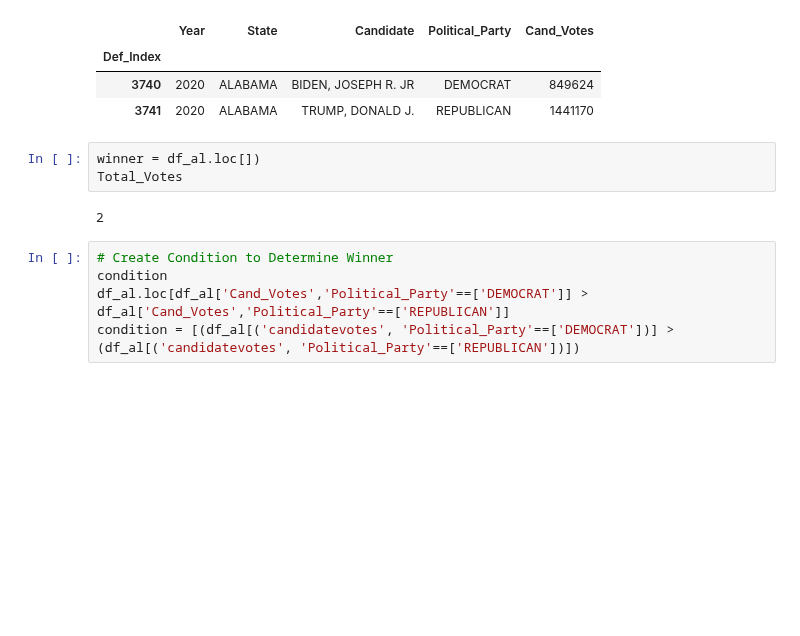
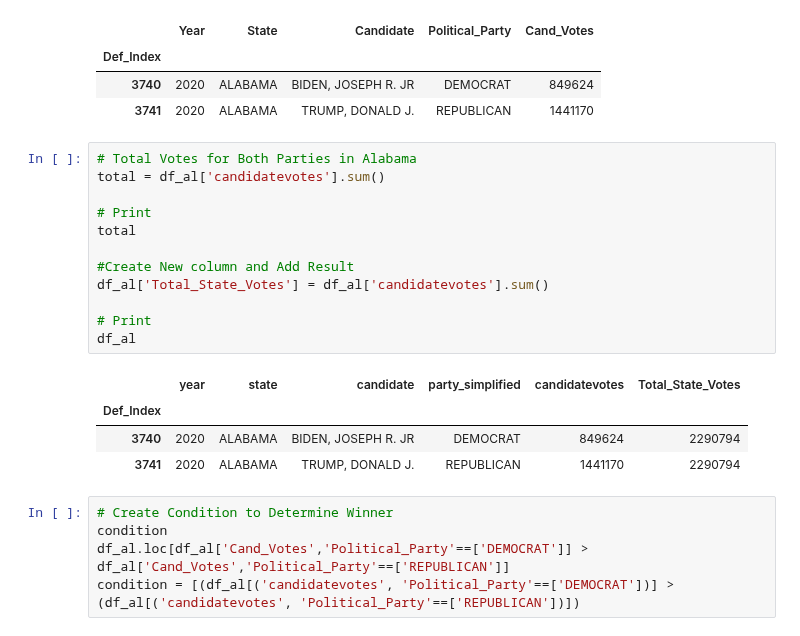
Before and after one commit to tduron3/I_Have_No_Clue, a Jupyter notebook: Project_5.ipynb, the cells around one changed output. Saved outputs shown, nothing was run; the diff lists cells and outputs as text; blank space fills up the shorter version.

Commit message:
Calculating Totals

```diff
--- a/Project_5.ipynb
+++ b/Project_5.ipynb
@@ -94,11 +94,23 @@ df_al.rename(columns = {'year':'Year','state':'State','candidate':'Candidate','p
 | Def_Index |  |  |  |  |  |
 | 3740 | 2020 | ALABAMA | BIDEN, JOSEPH R. JR | DEMOCRAT | 849624 |
 | 3741 | 2020 | ALABAMA | TRUMP, DONALD J. | REPUBLICAN | 1441170 |
-# %%
-winner = df_al.loc[])
-Total_Votes
-# %% [output]
-2
+# %%
+# Total Votes for Both Parties in Alabama
+total = df_al['candidatevotes'].sum()
+
+# Print
+total
+
+#Create New column and Add Result
+df_al['Total_State_Votes'] = df_al['candidatevotes'].sum()
+
+# Print
+df_al
+# %% [output]
+|  | year | state | candidate | party_simplified | candidatevotes | Total_State_Votes |
+| Def_Index |  |  |  |  |  |  |
+| 3740 | 2020 | ALABAMA | BIDEN, JOSEPH R. JR | DEMOCRAT | 849624 | 2290794 |
+| 3741 | 2020 | ALABAMA | TRUMP, DONALD J. | REPUBLICAN | 1441170 | 2290794 |
 # %%
 # Create Condition to Determine Winner
 condition
```
